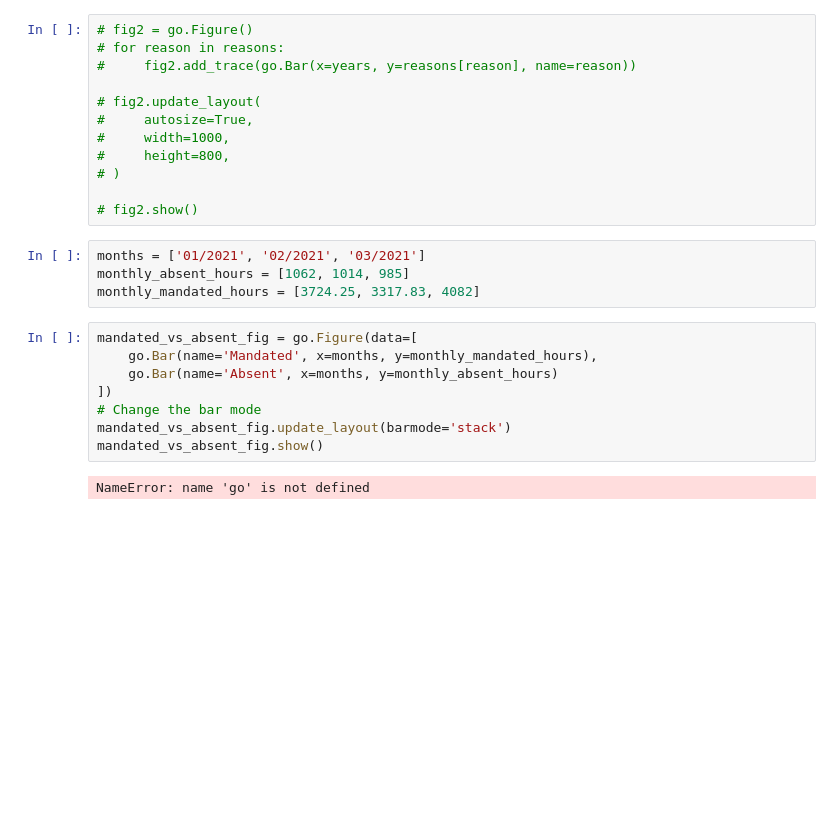
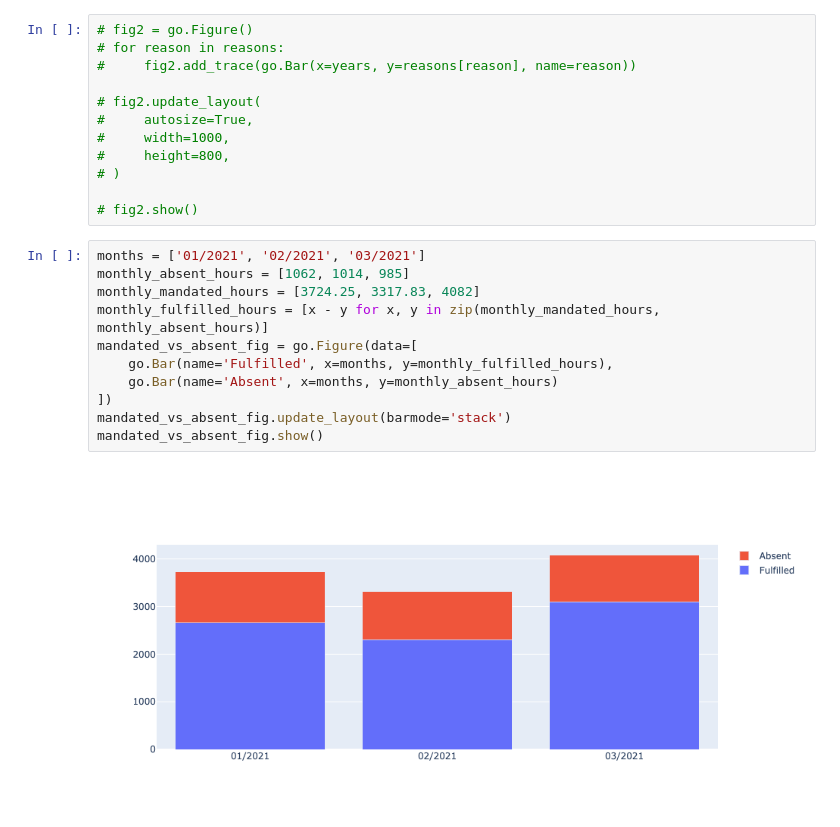
Before and after one commit to wujiang/analytics, a Jupyter notebook: mpcny.ipynb, the cells around one changed output. Cells and saved outputs as stored; diff of their text form; blank space fills up the shorter version.

```diff
--- a/mpcny.ipynb
+++ b/mpcny.ipynb
@@ -57,14 +59,13 @@ FileNotFoundError: [Errno 2] No such file or directory: 'absent_summary.csv'
 # %%
 months = ['01/2021', '02/2021', '03/2021']
 monthly_absent_hours = [1062, 1014, 985]
 monthly_mandated_hours = [3724.25, 3317.83, 4082]
+monthly_fulfilled_hours = [x - y for x, y in zip(monthly_mandated_hours, monthly_absent_hours)]
+mandated_vs_absent_fig = go.Figure(data=[
+    go.Bar(name='Fulfilled', x=months, y=monthly_fulfilled_hours),
+    go.Bar(name='Absent', x=months, y=monthly_absent_hours)
+])
+mandated_vs_absent_fig.update_layout(barmode='stack')
+mandated_vs_absent_fig.show()
+# %% [output]
+[figure, added]
-# %%
-mandated_vs_absent_fig = go.Figure(data=[
-    go.Bar(name='Mandated', x=months, y=monthly_mandated_hours),
-    go.Bar(name='Absent', x=months, y=monthly_absent_hours)
-])
-# Change the bar mode
-mandated_vs_absent_fig.update_layout(barmode='stack')
-mandated_vs_absent_fig.show()
-# %% [output]
-NameError: name 'go' is not defined
```
Also changed, not shown: parts of 5 cells of this notebook, 6 other files.
